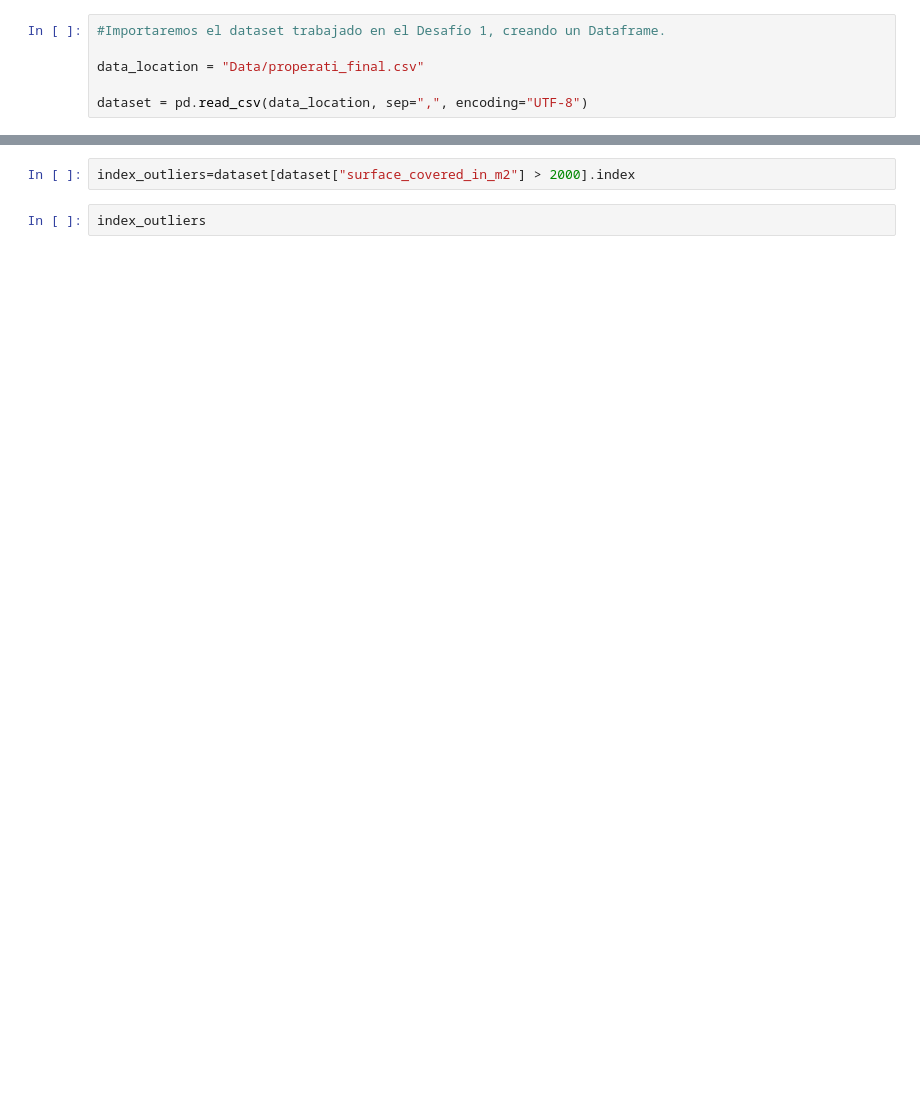
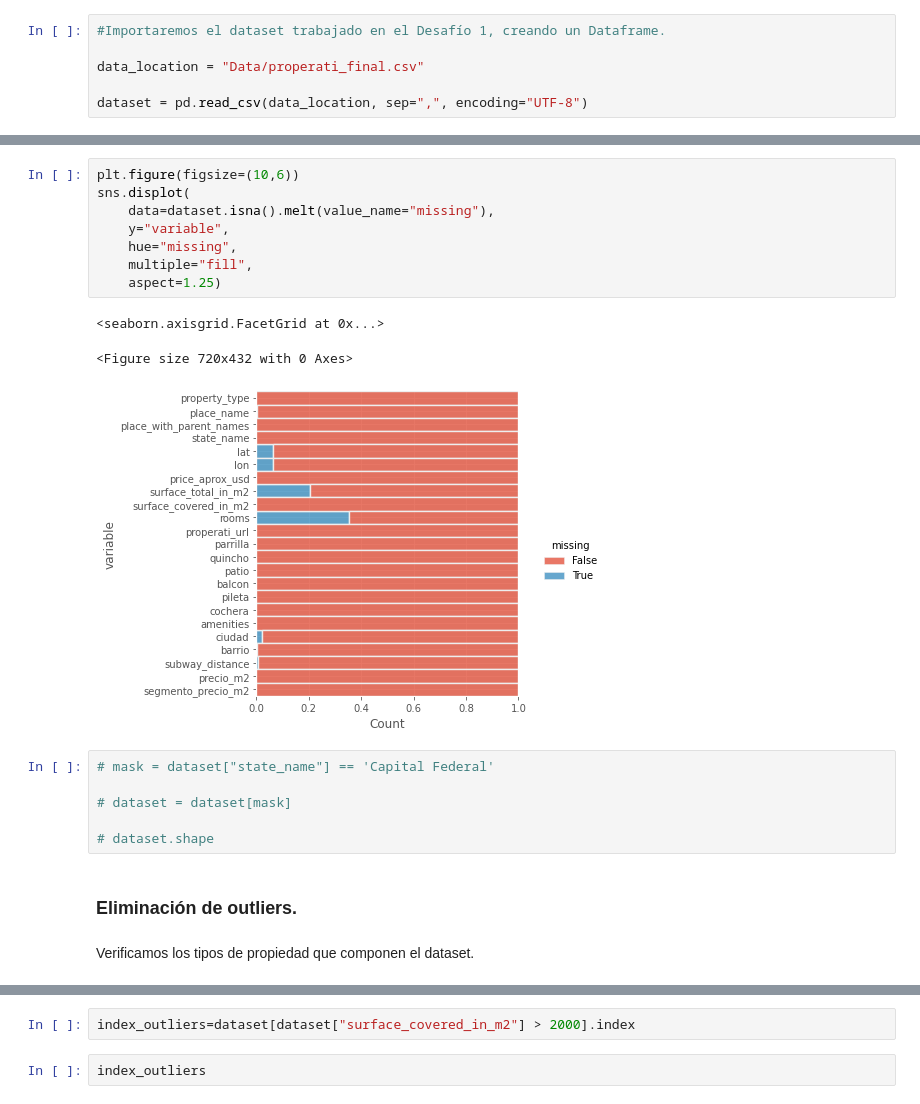
Before and after one commit to Luchiii89/DH_grupo_6, a Jupyter notebook: Desafio_2.ipynb, the cells around one changed output, grey strips where cells are left out. Cells and saved outputs as stored; diff of their text form; blank space fills up the shorter version.

```diff
--- a/Desafio_2.ipynb
+++ b/Desafio_2.ipynb
@@ -81,0 +97,22 @@ array(['PH', 'apartment', 'house', 'store'], dtype=object)
+# %%
+plt.figure(figsize=(10,6))
+sns.displot(
+    data=dataset.isna().melt(value_name="missing"),
+    y="variable",
+    hue="missing",
+    multiple="fill",
+    aspect=1.25)
+# %% [output]
+<seaborn.axisgrid.FacetGrid at 0x...>
+<Figure size 720x432 with 0 Axes>
+[figure, added]
+# %%
+# mask = dataset["state_name"] == 'Capital Federal'
+
+# dataset = dataset[mask]
+
+# dataset.shape
+# %% [markdown]
+### Eliminación de outliers.
+# %% [markdown]
+Verificamos los tipos de propiedad que componen el dataset.
```
Also changed, not shown: parts of 51 cells of this notebook, 4 other files.
